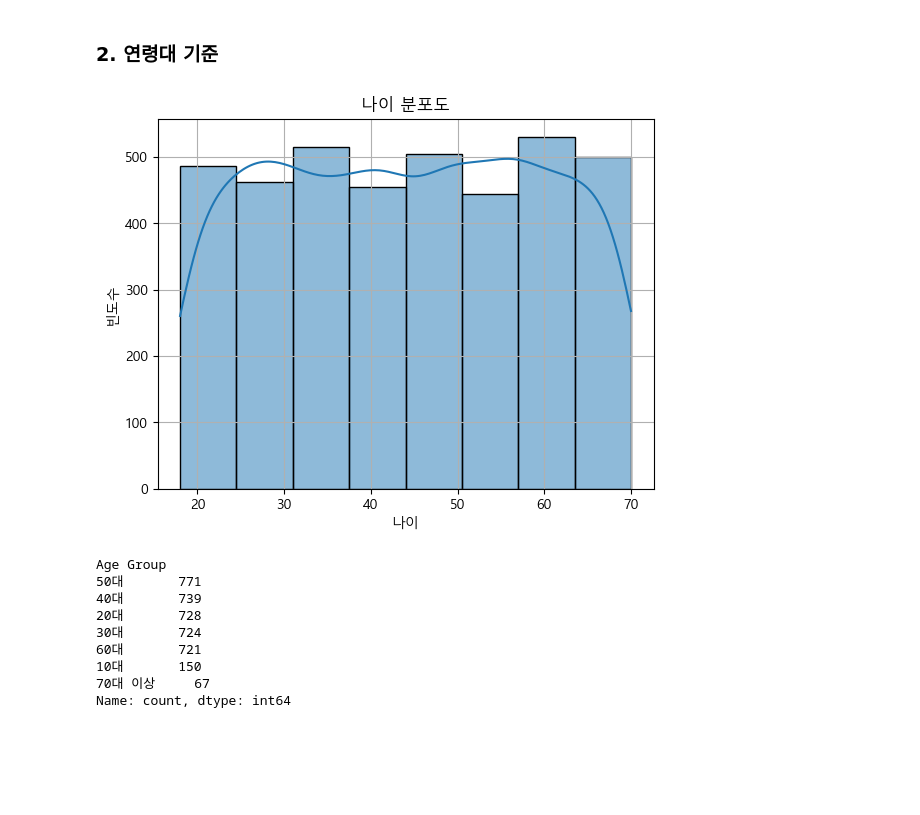
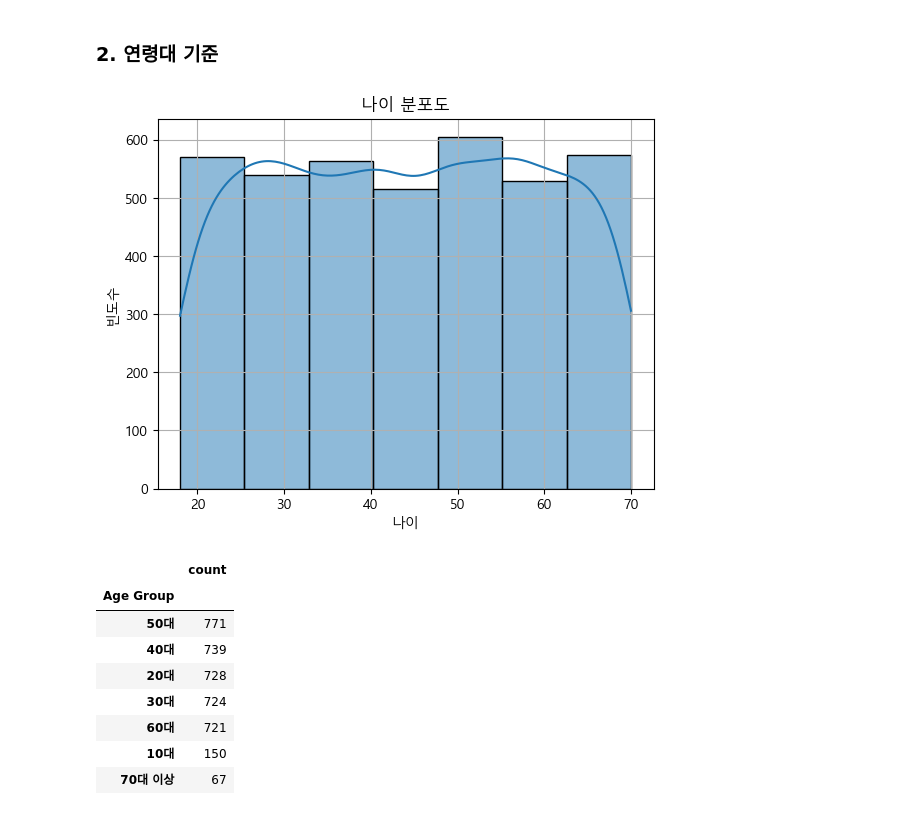
Before and after one commit to SeokcheonMoon/analysis_shopping_trends, a Jupyter notebook: DA/EDA.ipynb, the cells around one changed output. Saved outputs shown, nothing was run; the diff lists cells and outputs as text; code cells hidden in the pictures; blank space fills up the shorter version.

```diff
--- a/DA/EDA.ipynb
+++ b/DA/EDA.ipynb
@@ -226,14 +226,14 @@ plt.show()
 # %% [markdown]
 ### 2. 연령대 기준
 # %%
-sns.histplot(df_trend["Age"], bins=8, kde=True)
+sns.histplot(df_trend["Age"], bins=7, kde=True)
 plt.title("나이 분포도")
 plt.xlabel("나이")
 plt.ylabel("빈도수")
 plt.grid(True)
 plt.show()
 # %% [output]
-[figure, old version]
+[figure, new version]
 # %%
 # 나이 -> 연령대 (수치형 범주화)
 
@@ -256,14 +256,14 @@ def age_group(age):
 # 새로운 열 추가
 df_trend["Age Group"] = df_trend["Age"].apply(age_group)
 
-df_trend["Age Group"].value_counts()
+pd.DataFrame(df_trend["Age Group"].value_counts())
 # %% [output]
-Age Group
-50대       771
-40대       739
-20대       728
-30대       724
-60대       721
-10대       150
-70대 이상     67
-Name: count, dtype: int64
+|  | count |
+| Age Group |  |
+| 50대 | 771 |
+| 40대 | 739 |
+| 20대 | 728 |
+| 30대 | 724 |
+| 60대 | 721 |
+| 10대 | 150 |
+| 70대 이상 | 67 |
```
Also changed, not shown: parts of 2 cells of this notebook.
